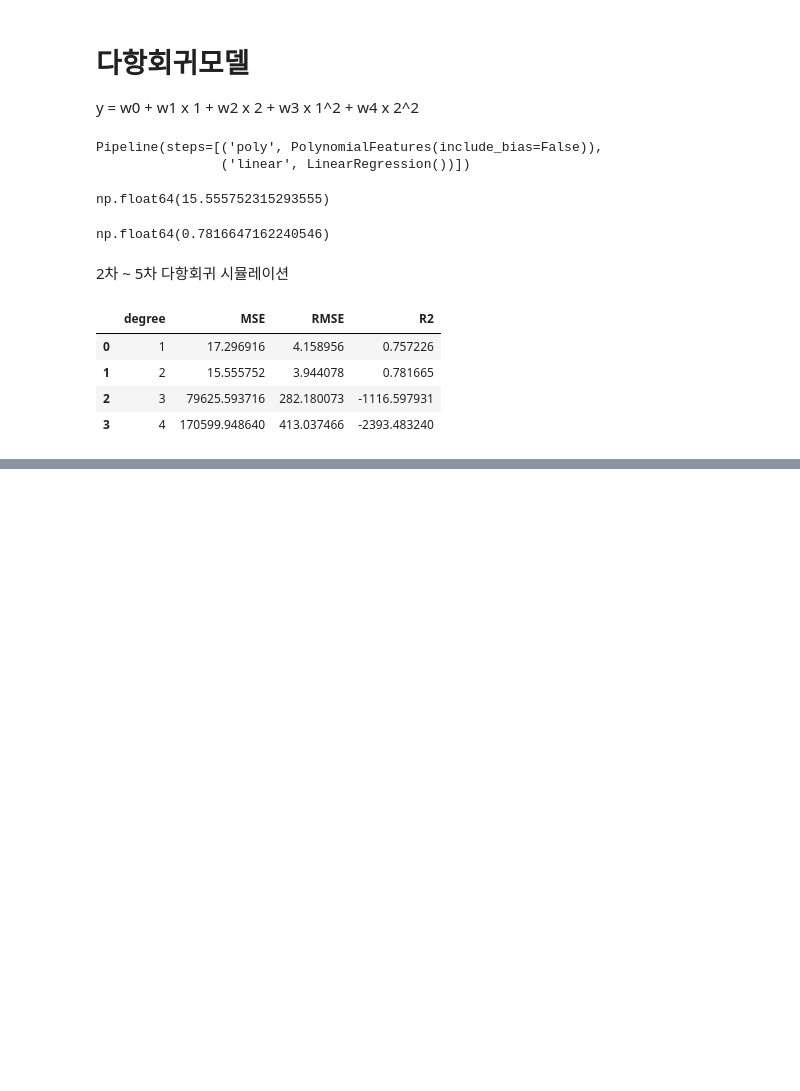
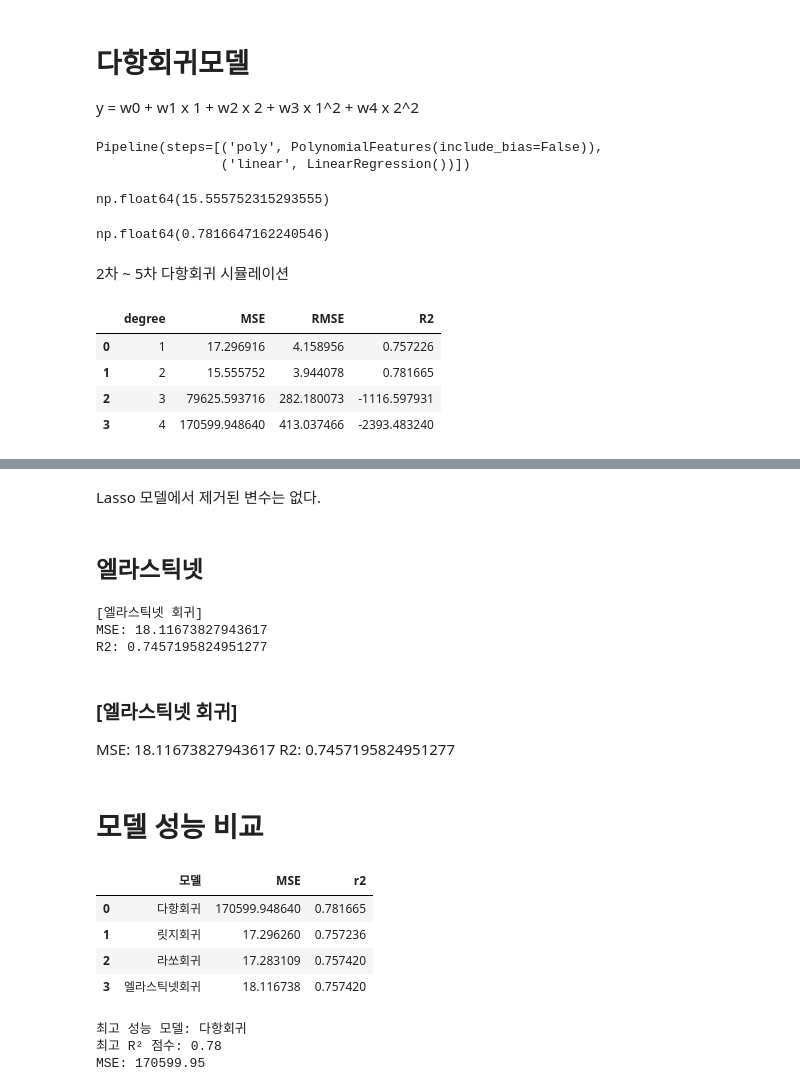
Before and after one commit to jihuikim45/hipython_rep, a Jupyter notebook: 37. 선형회귀분석.ipynb, the cells around one changed output, grey strips where cells are left out. Saved outputs shown, nothing was run; the diff lists cells and outputs as text; code cells hidden in the pictures; blank space fills up the shorter version.

Commit message:
다항회귀 및 규제회귀 실습

```diff
--- a/37. 선형회귀분석.ipynb
+++ b/37. 선형회귀분석.ipynb
@@ -219,0 +333,8 @@ pd.DataFrame(results)
+# %%
+alphas = [0.001, 0.01, 0.1, 1, 10, 100]
+Lasso_cv = LassoCV(alphas=alphas, cv=5)
+Lasso_cv.fit(X_train, y_train)
+Lasso_preds = Lasso_cv.predict(X_test)
+Lasso_mse = mean_squared_error(y_test, Lasso_preds)
+Lasso_r2 = r2_score(y_test, Lasso_preds)
+print(f'Lasso cv mse : {Lasso_mse:4f}, r2: {Lasso_r2:4f}')
@@ -219,0 +360,49 @@ pd.DataFrame(results)
+# %% [markdown]
+Lasso 모델에서 제거된 변수는 없다.
+# %% [markdown]
+## 엘라스틱넷
+# %%
+enet = ElasticNet(alpha=0.1, l1_ratio=0.5)
+enet.fit(X_train, y_train)
+enet_pred = enet.predict(X_test)
+enet_r2 = r2_score(y_test, Lasso_preds)
+print("[엘라스틱넷 회귀]")
+print("MSE:", mean_squared_error(y_test, enet_pred))
+print("R2:", r2_score(y_test, enet_pred))
+# %% [output]
+[엘라스틱넷 회귀]
+MSE: 18.11673827943617
+R2: 0.7457195824951277
+# %% [markdown]
+### [엘라스틱넷 회귀]
+MSE: 18.11673827943617
+R2: 0.7457195824951277
+# %% [markdown]
+# 모델 성능 비교
+# %%
+results = pd.DataFrame({
+    '모델' : ['다항회귀', '릿지회귀', '라쏘회귀', '엘라스틱넷회귀'],
+    'MSE' : [mean_squared_error(y_test, pred_poly),
+             mean_squared_error(y_test, ridge_preds),
+             mean_squared_error(y_test, Lasso_preds),
+             mean_squared_error(y_test, enet_pred)],
+    'r2' : [poly_r2, ridge_r2, Lasso_r2, enet_r2]
+})
+
+results
+# %% [output]
+|  | 모델 | MSE | r2 |
+| 0 | 다항회귀 | 170599.948640 | 0.781665 |
+| 1 | 릿지회귀 | 17.296260 | 0.757236 |
+| 2 | 라쏘회귀 | 17.283109 | 0.757420 |
+| 3 | 엘라스틱넷회귀 | 18.116738 | 0.757420 |
+# %%
+best_row = results.loc[results['r2'].idxmax()]
+
+print("최고 성능 모델:", best_row['모델'])
+print(f"최고 R² 점수:", best_row['r2'].round(2))
+print(f"MSE:", best_row['MSE'].round(2))
+# %% [output]
+최고 성능 모델: 다항회귀
+최고 R² 점수: 0.78
+MSE: 170599.95
```
Also changed, not shown: parts of 25 cells of this notebook.
